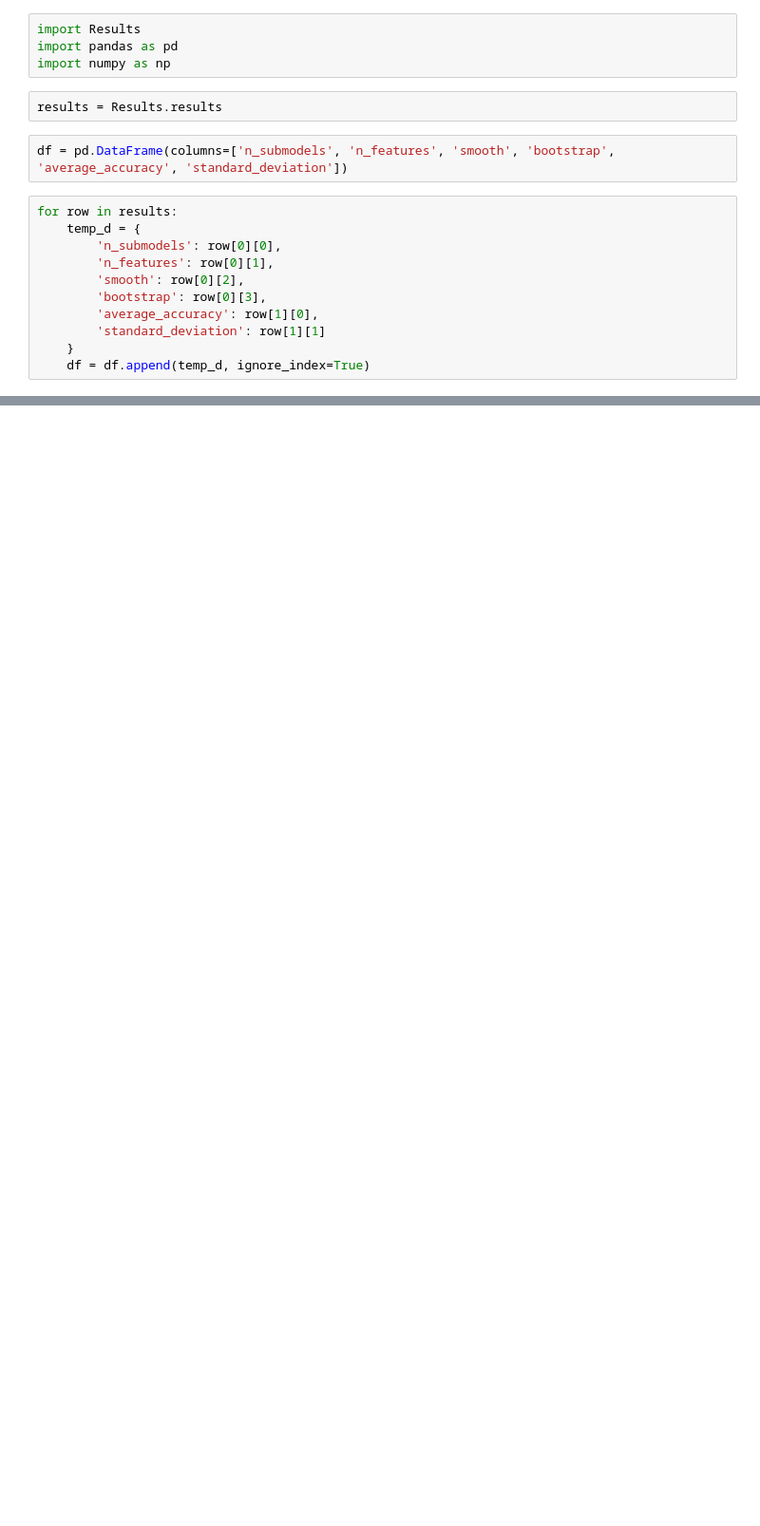
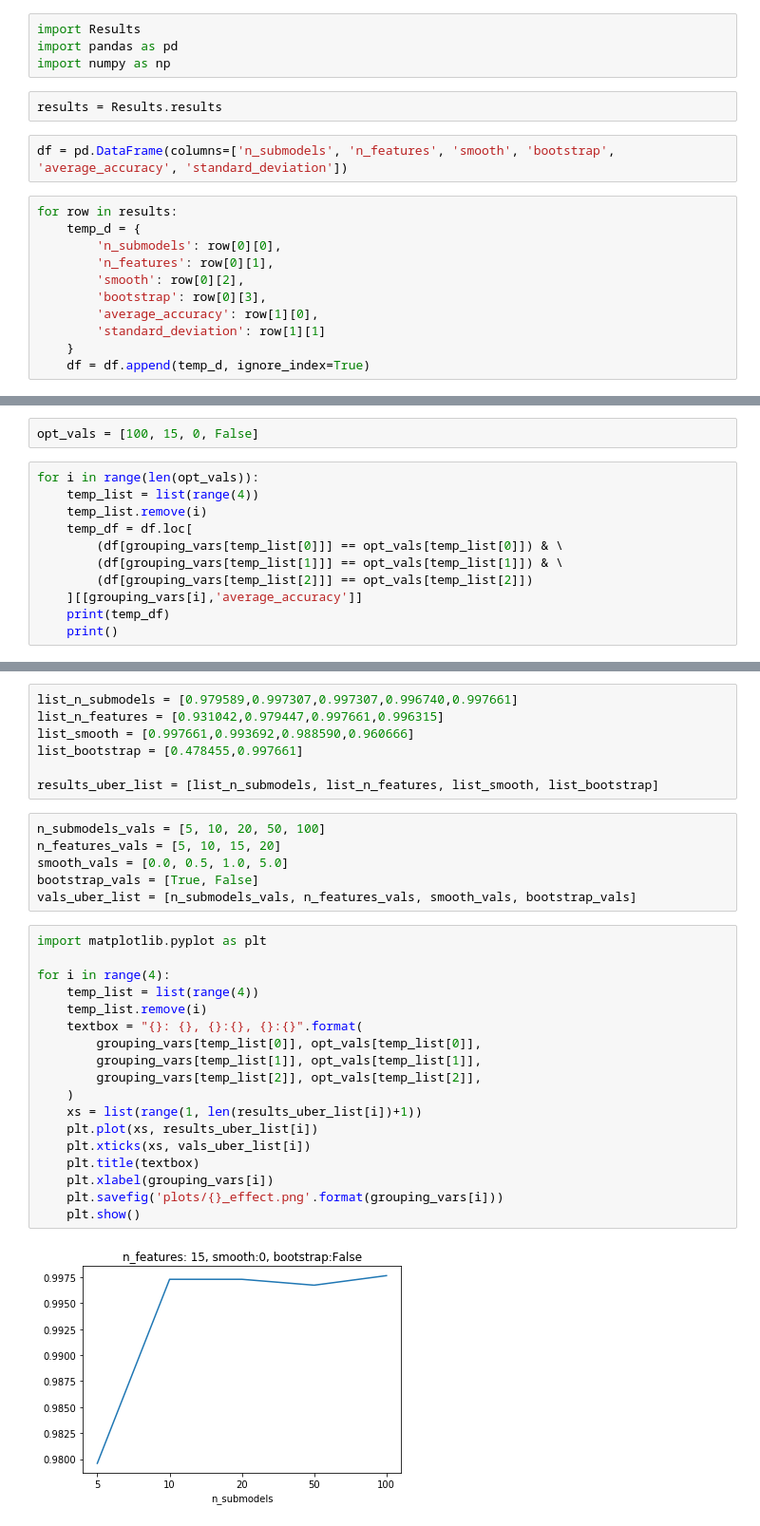
Before and after one commit to pmarcol/random_forest_bayes, a Jupyter notebook: results_processing.ipynb, the cells around one changed output, grey strips where cells are left out. Shown: that part at 95% size. Saved outputs shown, nothing was run; the diff lists cells and outputs as text; blank space fills up the shorter version.

```diff
--- a/results_processing.ipynb
+++ b/results_processing.ipynb
@@ -28,0 +84,13 @@ df.head()
+# %%
+opt_vals = [100, 15, 0, False]
+# %%
+for i in range(len(opt_vals)):
+    temp_list = list(range(4))
+    temp_list.remove(i)
+    temp_df = df.loc[
+        (df[grouping_vars[temp_list[0]]] == opt_vals[temp_list[0]]) & \
+        (df[grouping_vars[temp_list[1]]] == opt_vals[temp_list[1]]) & \
+        (df[grouping_vars[temp_list[2]]] == opt_vals[temp_list[2]])
+    ][[grouping_vars[i],'average_accuracy']]
+    print(temp_df)
+    print()
@@ -28,0 +115,33 @@ df.head()
+# %%
+list_n_submodels = [0.979589,0.997307,0.997307,0.996740,0.997661]
+list_n_features = [0.931042,0.979447,0.997661,0.996315]
+list_smooth = [0.997661,0.993692,0.988590,0.960666]
+list_bootstrap = [0.478455,0.997661]
+
+results_uber_list = [list_n_submodels, list_n_features, list_smooth, list_bootstrap]
+# %%
+n_submodels_vals = [5, 10, 20, 50, 100]
+n_features_vals = [5, 10, 15, 20]
+smooth_vals = [0.0, 0.5, 1.0, 5.0]
+bootstrap_vals = [True, False]
+vals_uber_list = [n_submodels_vals, n_features_vals, smooth_vals, bootstrap_vals]
+# %%
+import matplotlib.pyplot as plt
+
+for i in range(4):
+    temp_list = list(range(4))
+    temp_list.remove(i)
+    textbox = "{}: {}, {}:{}, {}:{}".format(
+        grouping_vars[temp_list[0]], opt_vals[temp_list[0]],
+        grouping_vars[temp_list[1]], opt_vals[temp_list[1]],
+        grouping_vars[temp_list[2]], opt_vals[temp_list[2]],
+    )
+    xs = list(range(1, len(results_uber_list[i])+1))
+    plt.plot(xs, results_uber_list[i])
+    plt.xticks(xs, vals_uber_list[i])
+    plt.title(textbox)
+    plt.xlabel(grouping_vars[i])
+    plt.savefig('plots/{}_effect.png'.format(grouping_vars[i]))
+    plt.show()
+# %% [output]
+[figure, added]
```
Also changed, not shown: parts of 14 cells of this notebook, 11 other files.
